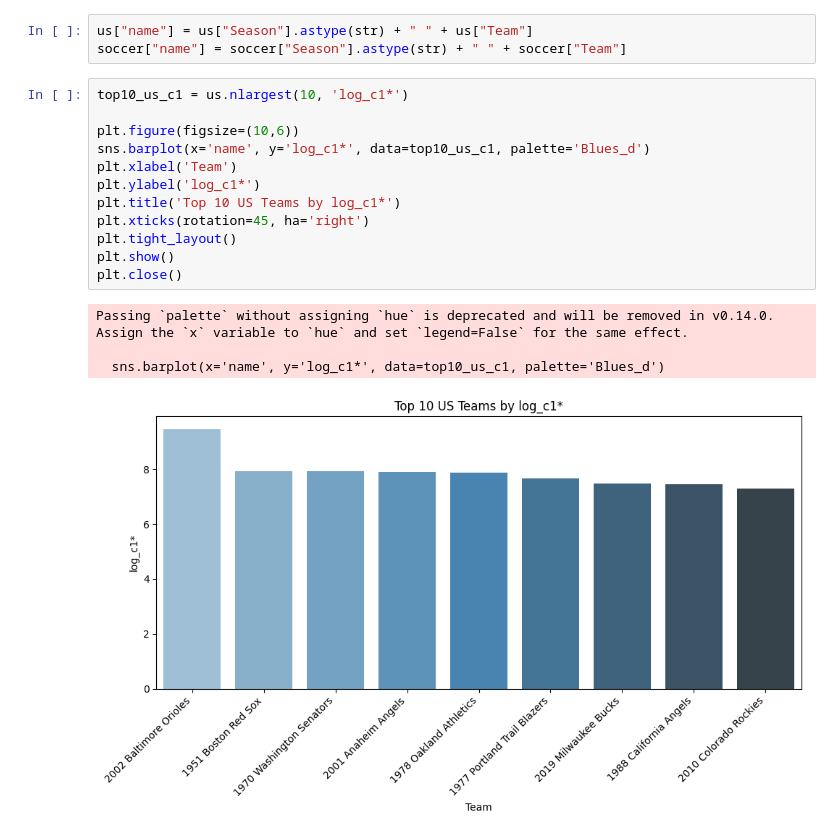
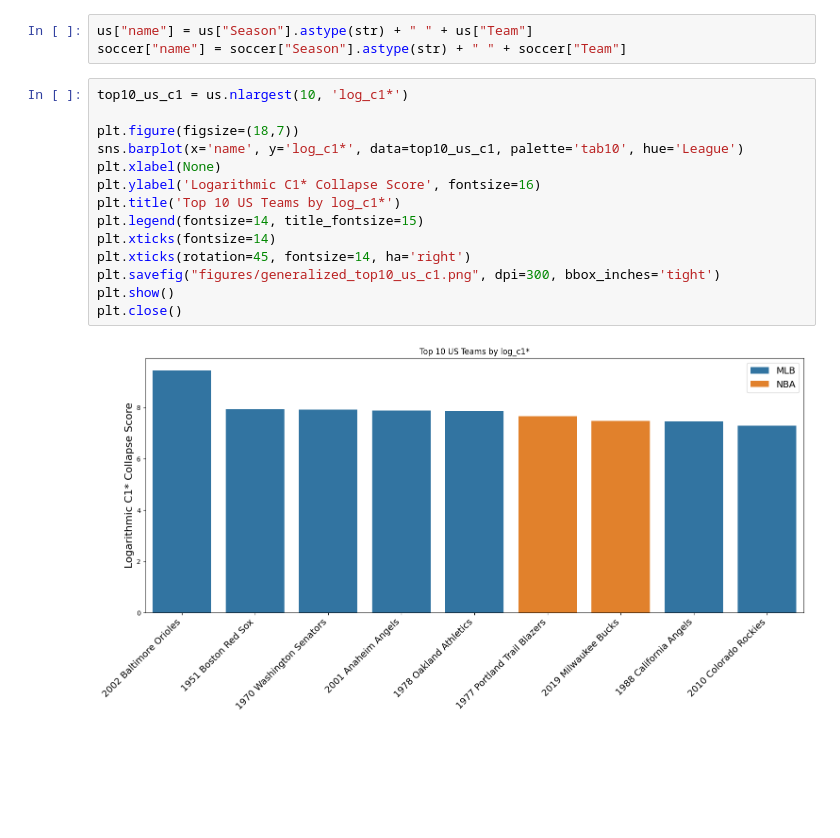
Before and after one commit to RyanRegalado/Win-Loss-Sequences-Sp2026, a Jupyter notebook: output/generalized_cscores.ipynb, the cells around one changed output. Cells and saved outputs as stored; diff of their text form; blank space fills up the shorter version.

Commit message:
added generalized c3 csvs. Fixed visuals for top10 generalized scores

```diff
--- a/output/generalized_cscores.ipynb
+++ b/output/generalized_cscores.ipynb
@@ -19,20 +19,19 @@ soccer["name"] = soccer["Season"].astype(str) + " " + soccer["Team"]
 # %%
 top10_us_c1 = us.nlargest(10, 'log_c1*')
 
-plt.figure(figsize=(10,6))
-sns.barplot(x='name', y='log_c1*', data=top10_us_c1, palette='Blues_d')
-plt.xlabel('Team')
-plt.ylabel('log_c1*')
+plt.figure(figsize=(18,7))
+sns.barplot(x='name', y='log_c1*', data=top10_us_c1, palette='tab10', hue='League')
+plt.xlabel(None)
+plt.ylabel('Logarithmic C1* Collapse Score', fontsize=16)
 plt.title('Top 10 US Teams by log_c1*')
-plt.xticks(rotation=45, ha='right')
-plt.tight_layout()
+plt.legend(fontsize=14, title_fontsize=15)
+plt.xticks(fontsize=14)
+plt.xticks(rotation=45, fontsize=14, ha='right')
+plt.savefig("figures/generalized_top10_us_c1.png", dpi=300, bbox_inches='tight')
 plt.show()
 plt.close()
 # %% [output]
-Passing `palette` without assigning `hue` is deprecated and will be removed in v0.14.0. Assign the `x` variable to `hue` and set `legend=False` for the same effect.
-
-  sns.barplot(x='name', y='log_c1*', data=top10_us_c1, palette='Blues_d')
-[figure, old version]
+[figure, new version]
 # %%
 top10_us_c2 = us.nlargest(10, 'log_c2*')
 
```
Also changed, not shown: parts of 3 cells of this notebook, 9 other files.
